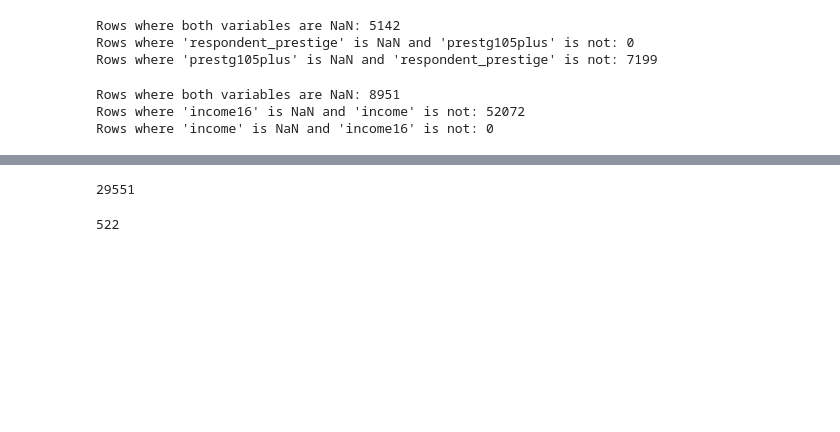
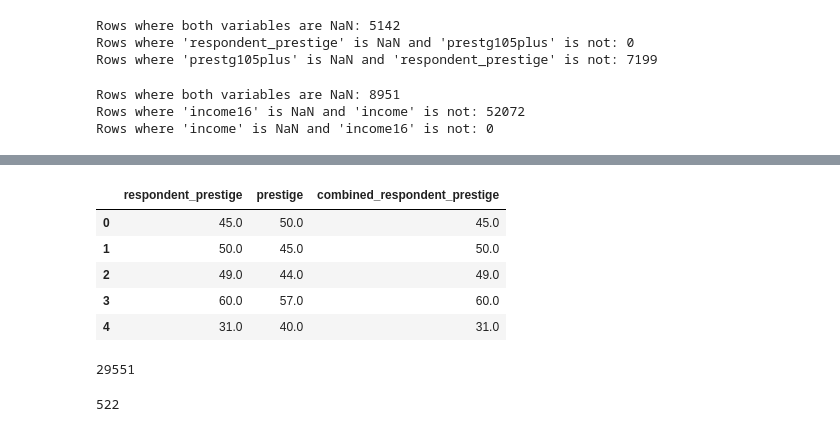
Before and after one commit to torrancefredell/gss_project, a Jupyter notebook: gss_project.ipynb, the cells around one changed output, grey strips where cells are left out. Drawn from its saved outputs; the diff is of its cells as text; code cells hidden in the pictures; blank space fills up the shorter version.

```diff
--- a/gss_project.ipynb
+++ b/gss_project.ipynb
@@ -496,13 +496,6 @@ prestg105plus_nan_respondent_prestige_not = df_prestige_hapmar[df_prestige_hapma
 print(f"Rows where both variables are NaN: {len(both_nan)}")
 print(f"Rows where 'respondent_prestige' is NaN and 'prestg105plus' is not: {len(respondent_prestige_nan_prestg105plus_not)}")
 print(f"Rows where 'prestg105plus' is NaN and 'respondent_prestige' is not: {len(prestg105plus_nan_respondent_prestige_not)}")
-
-# Combining the variables
-
-# Example of combining:
-df['combined_var'] = df['respondent_prestige'].combine_first(df['prestg105plus'])
-
-# This new column 'combined_var' will have 'respondent_prestige' values where available; otherwise, it'll use 'prestg105plus' values.
 # %% [output]
 Rows where both variables are NaN: 5142
 Rows where 'respondent_prestige' is NaN and 'prestg105plus' is not: 0
@@ -552,3 +537,15 @@ Rows where 'respondent_prestige' is NaN and 'prestige' is not: 920
+# %%
+df_prestige_hapmar_hours['combined_respondent_prestige'] = df['respondent_prestige'].combine_first(df['prestige'])
+df_prestige_hapmar_hours[['respondent_prestige', 'prestige', 'combined_respondent_prestige']].head(5)
+
+# This new column 'combined_prestige' will have 'respondent_prestige' values where available; otherwise, it'll use 'prestige' values.
+# %% [output]
+|  | respondent_prestige | prestige | combined_respondent_prestige |
+| 0 | 45.0 | 50.0 | 45.0 |
+| 1 | 50.0 | 45.0 | 50.0 |
+| 2 | 49.0 | 44.0 | 49.0 |
+| 3 | 60.0 | 57.0 | 60.0 |
+| 4 | 31.0 | 40.0 | 31.0 |
 # %%
 df_prestige_hapmar.dropna(subset=['respondent_prestige', 'marriage_happiness', 'marital_status', 'spouse_prestige'], inplace=True)
 len(df_prestige_hapmar)
```
Also changed, not shown: parts of 9 cells of this notebook.
